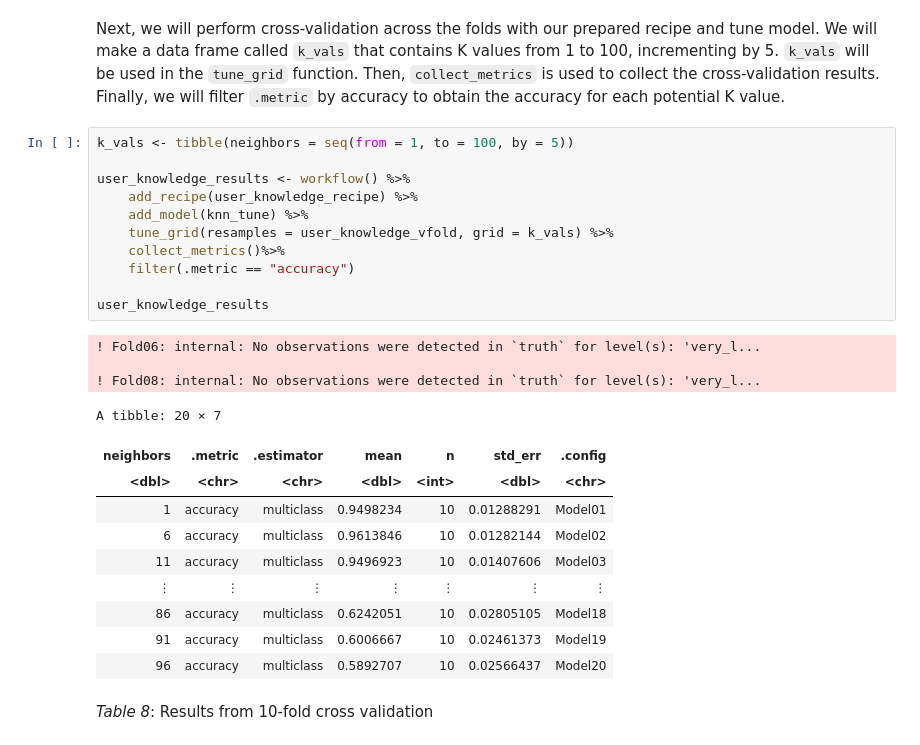
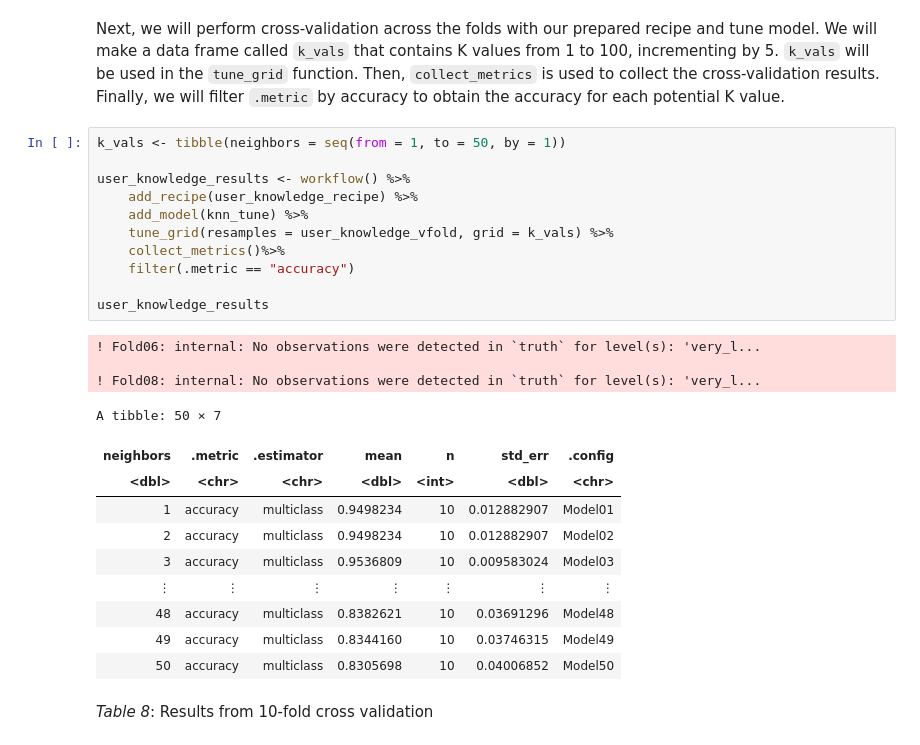
Before and after one commit to Wills-Hao/DSCI-100-project, a Jupyter notebook: group_project_final.ipynb, the cells around one changed output. Drawn from its saved outputs; the diff is of its cells as text.

```diff
--- a/group_project_final.ipynb
+++ b/group_project_final.ipynb
@@ -378,30 +378,30 @@ Computational engine: kknn
 # %% [markdown]
 Next, we will perform cross-validation across the folds with our prepared recipe and tune model. We will make a data frame called `k_vals` that contains K values from 1 to 100, incrementing by 5. `k_vals` will be used in the `tune_grid` function. Then, `collect_metrics` is used to collect the cross-validation results. Finally, we will filter `.metric` by accuracy to obtain the accuracy for each potential K value.
 # %%
-k_vals <- tibble(neighbors = seq(from = 1, to = 100, by = 5))
+k_vals <- tibble(neighbors = seq(from = 1, to = 50, by = 1))
 
 user_knowledge_results <- workflow() %>%
     add_recipe(user_knowledge_recipe) %>%
     add_model(knn_tune) %>%
     tune_grid(resamples = user_knowledge_vfold, grid = k_vals) %>%
     collect_metrics()%>%
     filter(.metric == "accuracy")
 
 user_knowledge_results
 # %% [output]
 ! Fold06: internal: No observations were detected in `truth` for level(s): 'very_l...
 
 ! Fold08: internal: No observations were detected in `truth` for level(s): 'very_l...
-A tibble: 20 × 7
+A tibble: 50 × 7
 | neighbors | .metric | .estimator | mean | n | std_err | .config |
 | <dbl> | <chr> | <chr> | <dbl> | <int> | <dbl> | <chr> |
-| 1 | accuracy | multiclass | 0.9498234 | 10 | 0.01288291 | Model01 |
-| 6 | accuracy | multiclass | 0.9613846 | 10 | 0.01282144 | Model02 |
-| 11 | accuracy | multiclass | 0.9496923 | 10 | 0.01407606 | Model03 |
+| 1 | accuracy | multiclass | 0.9498234 | 10 | 0.012882907 | Model01 |
+| 2 | accuracy | multiclass | 0.9498234 | 10 | 0.012882907 | Model02 |
+| 3 | accuracy | multiclass | 0.9536809 | 10 | 0.009583024 | Model03 |
 | ⋮ | ⋮ | ⋮ | ⋮ | ⋮ | ⋮ | ⋮ |
-| 86 | accuracy | multiclass | 0.6242051 | 10 | 0.02805105 | Model18 |
-| 91 | accuracy | multiclass | 0.6006667 | 10 | 0.02461373 | Model19 |
-| 96 | accuracy | multiclass | 0.5892707 | 10 | 0.02566437 | Model20 |
+| 48 | accuracy | multiclass | 0.8382621 | 10 | 0.03691296 | Model48 |
+| 49 | accuracy | multiclass | 0.8344160 | 10 | 0.03746315 | Model49 |
+| 50 | accuracy | multiclass | 0.8305698 | 10 | 0.04006852 | Model50 |
 # %% [markdown]
 *Table 8*: Results from 10-fold cross validation
 # %% [markdown]
```
Also changed, not shown: parts of 2 cells of this notebook.
